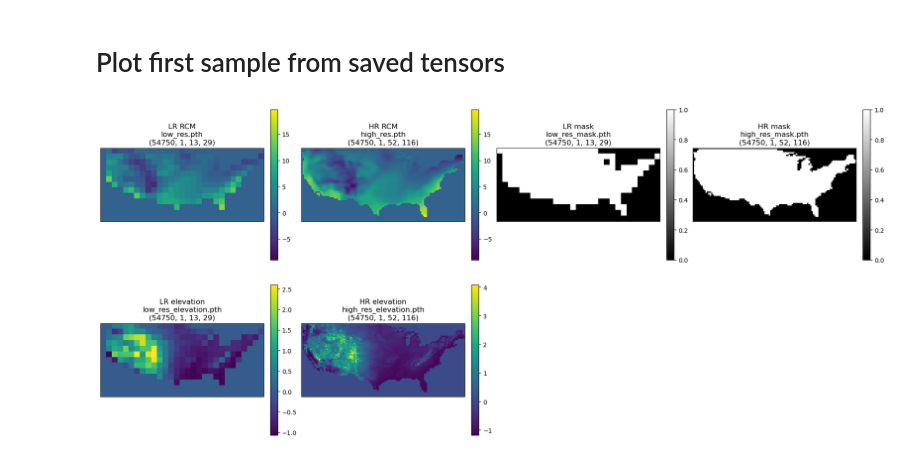
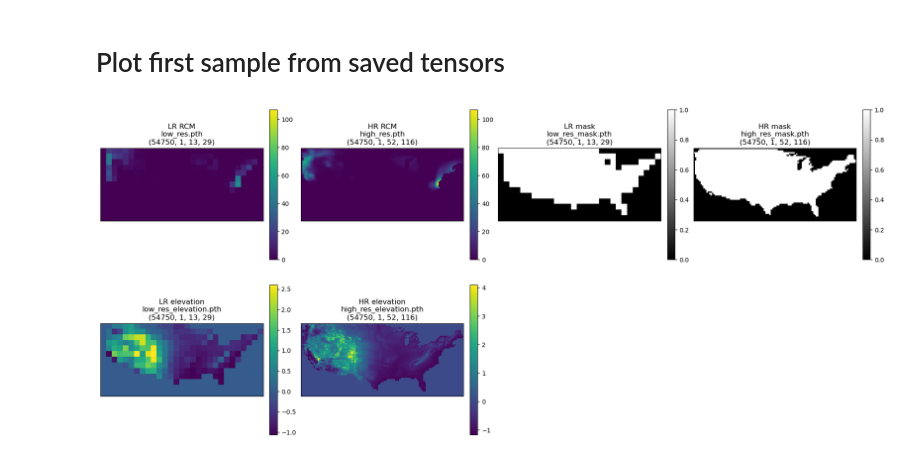
Before and after one commit to shuochenw/downscale, a Jupyter notebook: preprocessing.ipynb, the cells around one changed output. Cells and saved outputs as stored; diff of their text form; code cells hidden in the pictures.

```diff
--- a/preprocessing.ipynb
+++ b/preprocessing.ipynb
@@ -972,8 +990,8 @@ print("Elevation normalized min/max LR:", elev_low_n.min().item(), elev_low_n.ma
 # %% [markdown]
 # Plot first sample from saved tensors
 # %%
-rcm_var = "tas"      # HR RCM target variable
-gcm_var = "tas"        # GCM input variable
+rcm_var = "prec"      # HR RCM target variable
+gcm_var = "pr"        # GCM input variable
 
 gcm_name = "CanESM2"
 rcm_name = "RCA4"
@@ -1066,34 +1084,34 @@ for idx, (ax, (filename, title, tensor, image)) in enumerate(zip(axes_flat, plot
         ax.axis("off")
         continue
 
     is_mask = "mask" in filename
     is_data = filename in data_filenames
     cmap = "gray" if is_mask else "viridis"
 
     if is_mask:
         im = ax.imshow(image, origin="lower", cmap=cmap, vmin=0.0, vmax=1.0)
     elif is_data and data_vmin is not None:
         im = ax.imshow(
             image,
             origin="lower",
             cmap=cmap,
             vmin=data_vmin,
             vmax=data_vmax,
         )
     else:
         im = ax.imshow(image, origin="lower", cmap=cmap)
 
     ax.set_title(f"{title}\n{filename}\n{tuple(tensor.shape)}")
     ax.set_xticks([])
     ax.set_yticks([])
     fig.colorbar(im, ax=ax, fraction=0.046, pad=0.04)
 
 for ax in axes_flat[len(plot_items):]:
     ax.axis("off")
 
 plt.show()
 # %% [output]
-[figure, old version]
+[figure, new version]
 # %%
 import xarray as xr
 a=xr.open_dataset('/projects/sds-lab/Shuochen/downscaling/CORDEX/tas.hist.CanESM2.RCA4.day.NAM-44i.raw.nc')
```
Also changed, not shown: parts of 4 cells of this notebook, 13 other files.
